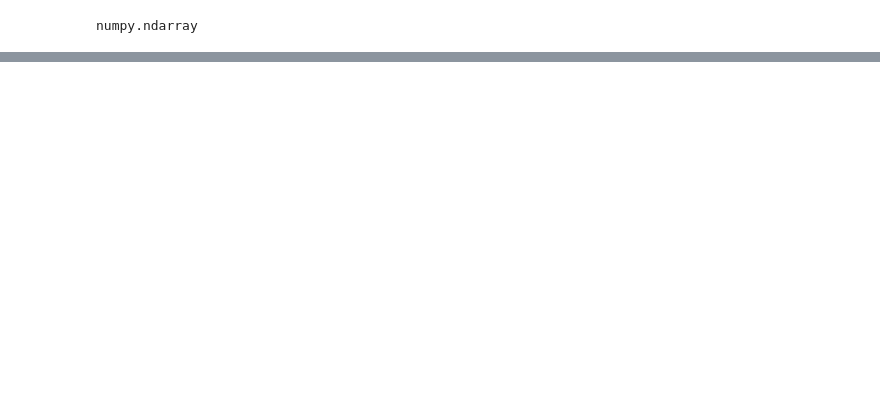
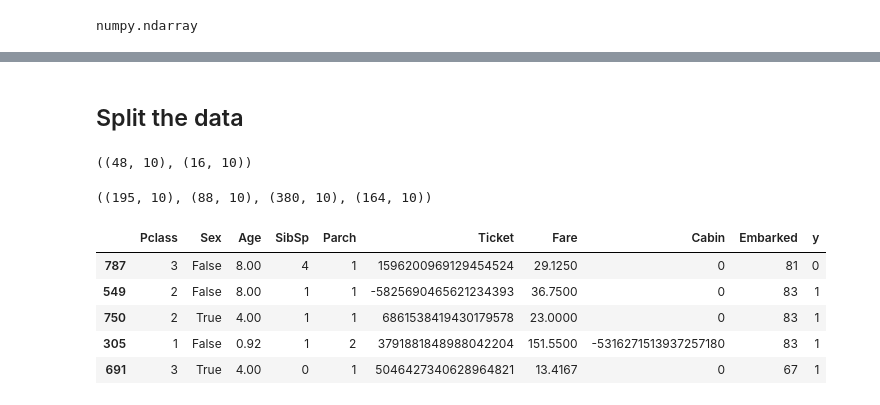
Before and after one commit to Stan402/Kaggle-competitions, a Jupyter notebook: Titanic/Nearest_Neighbor.ipynb, the cells around one changed output, grey strips where cells are left out. Drawn from its saved outputs; the diff is of its cells as text; code cells hidden in the pictures; blank space fills up the shorter version.

```diff
--- a/Titanic/Nearest_Neighbor.ipynb
+++ b/Titanic/Nearest_Neighbor.ipynb
@@ -185,0 +263,2 @@ array([[0.82210502, 0.17789498],
+# %% [markdown]
+## Split the data
@@ -185,0 +270,25 @@ array([[0.82210502, 0.17789498],
+# %%
+XY_ch_train = XY_train[(XY_train['Age'] < 11) & (XY_train['Age'] > 0)].copy()
+XY_ch_test = XY_test[(XY_test['Age'] < 11) & (XY_test['Age'] > 0)].copy()
+XY_ad_train = XY_train[(XY_train['Age'] >= 11) | (XY_train['Age'] == 0)].copy()
+XY_ad_test = XY_test[(XY_test['Age'] >= 11) | (XY_test['Age'] == 0)].copy()
+XY_ch_train.shape, XY_ch_test.shape
+# %% [output]
+((48, 10), (16, 10))
+# %%
+XY_f_train = XY_ad_train[XY_ad_train['Sex']].copy()
+XY_f_test = XY_ad_test[XY_ad_test['Sex']].copy()
+XY_m_train = XY_ad_train[XY_ad_train['Sex'] == False].copy()
+XY_m_test = XY_ad_test[XY_ad_test['Sex'] == False].copy()
+XY_f_train.shape, XY_f_test.shape, XY_m_train.shape, XY_m_test.shape
+# %% [output]
+((195, 10), (88, 10), (380, 10), (164, 10))
+# %%
+XY_ch_train.head()
+# %% [output]
+|  | Pclass | Sex | Age | SibSp | Parch | Ticket | Fare | Cabin | Embarked | y |
+| 787 | 3 | False | 8.00 | 4 | 1 | 1596200969129454524 | 29.1250 | 0 | 81 | 0 |
+| 549 | 2 | False | 8.00 | 1 | 1 | -5825690465621234393 | 36.7500 | 0 | 83 | 1 |
+| 750 | 2 | True | 4.00 | 1 | 1 | 6861538419430179578 | 23.0000 | 0 | 83 | 1 |
+| 305 | 1 | False | 0.92 | 1 | 2 | 3791881848988042204 | 151.5500 | -5316271513937257180 | 83 | 1 |
+| 691 | 3 | True | 4.00 | 0 | 1 | 5046427340628964821 | 13.4167 | 0 | 67 | 1 |
```
Also changed, not shown: parts of 38 cells of this notebook, 7 other files.
